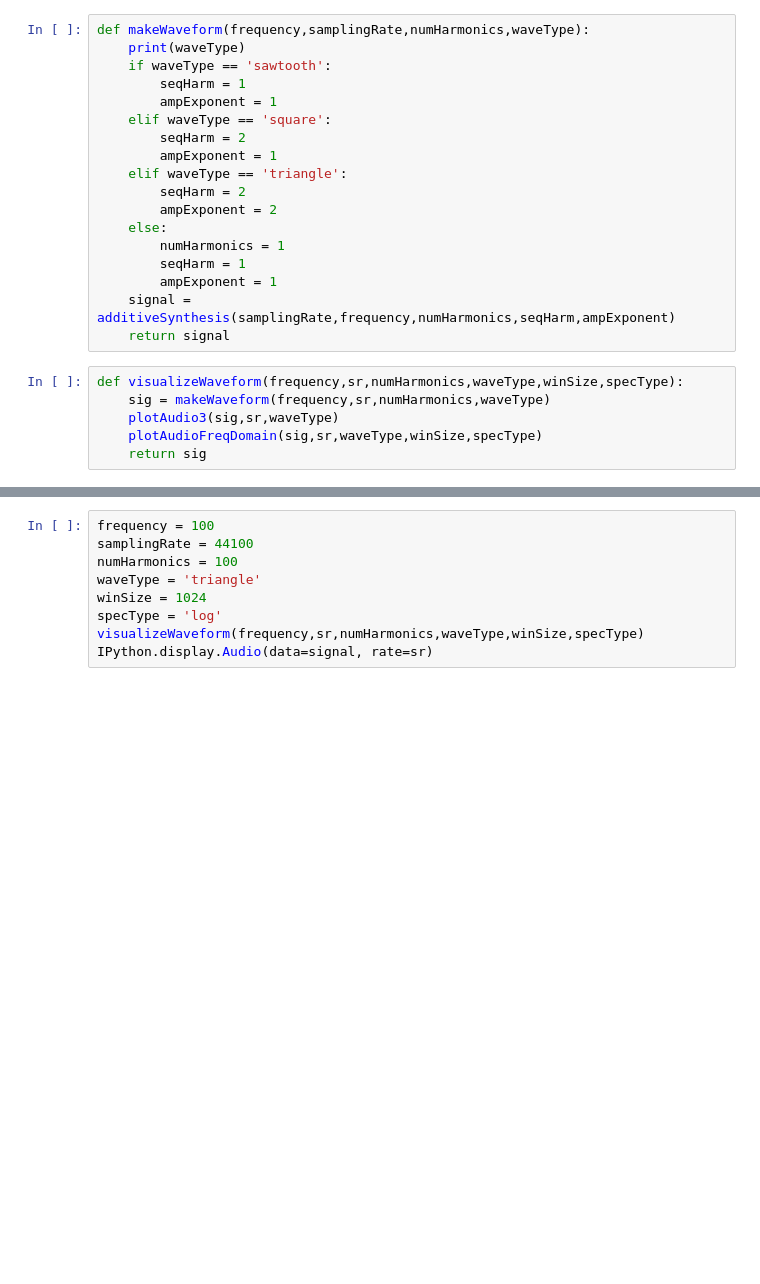
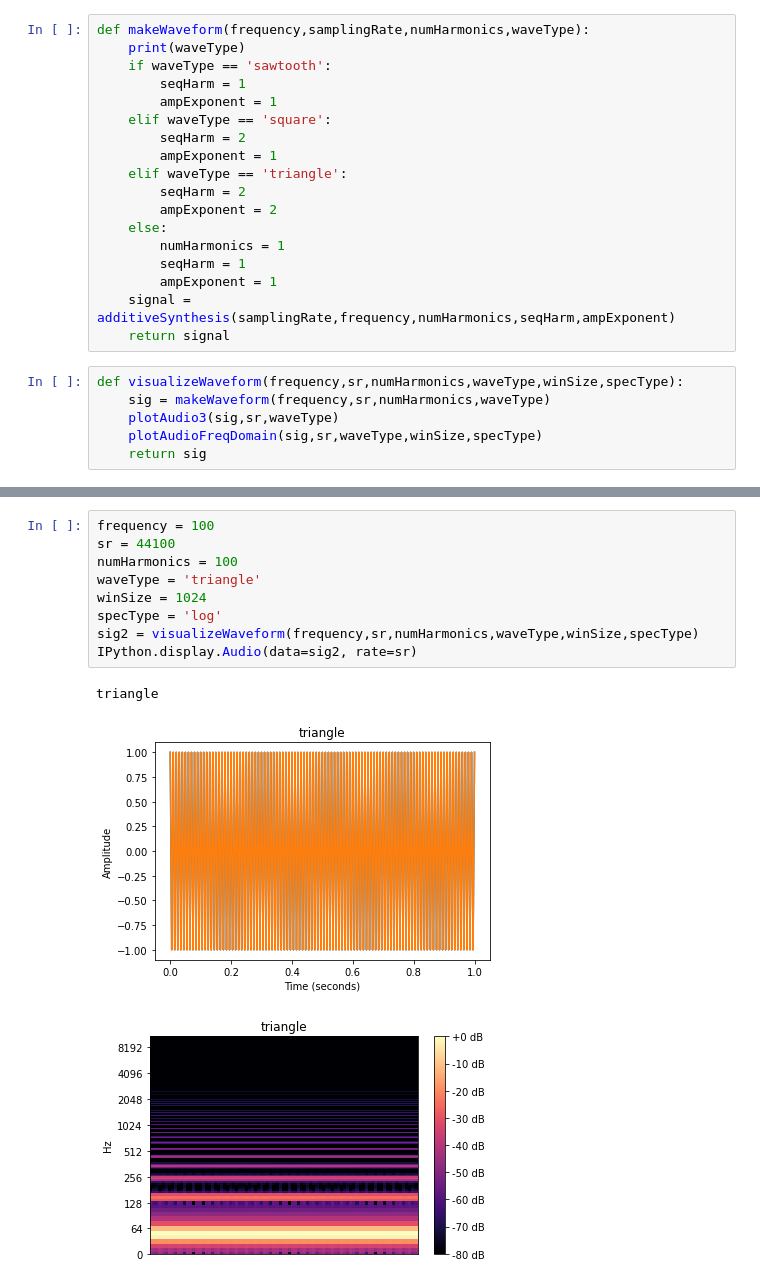
Before and after one commit to IsraelP9220/imc-2021-ponte, a Jupyter notebook: Lab Assignments/Lab Assignment 4.ipynb, the cells around one changed output, grey strips where cells are left out. Drawn from its saved outputs; the diff is of its cells as text; blank space fills up the shorter version.

```diff
--- a/Lab Assignments/Lab Assignment 4.ipynb
+++ b/Lab Assignments/Lab Assignment 4.ipynb
@@ -119,9 +119,13 @@ NameError: name 'signal' is not defined
 # %%
 frequency = 100
-samplingRate = 44100
+sr = 44100
 numHarmonics = 100
 waveType = 'triangle'
 winSize = 1024
 specType = 'log'
-visualizeWaveform(frequency,sr,numHarmonics,waveType,winSize,specType)
-IPython.display.Audio(data=signal, rate=sr)
+sig2 = visualizeWaveform(frequency,sr,numHarmonics,waveType,winSize,specType)
+IPython.display.Audio(data=sig2, rate=sr)
+# %% [output]
+triangle
+[figure, added]
+[figure, added]
```
Also changed, not shown: parts of 3 cells of this notebook.
